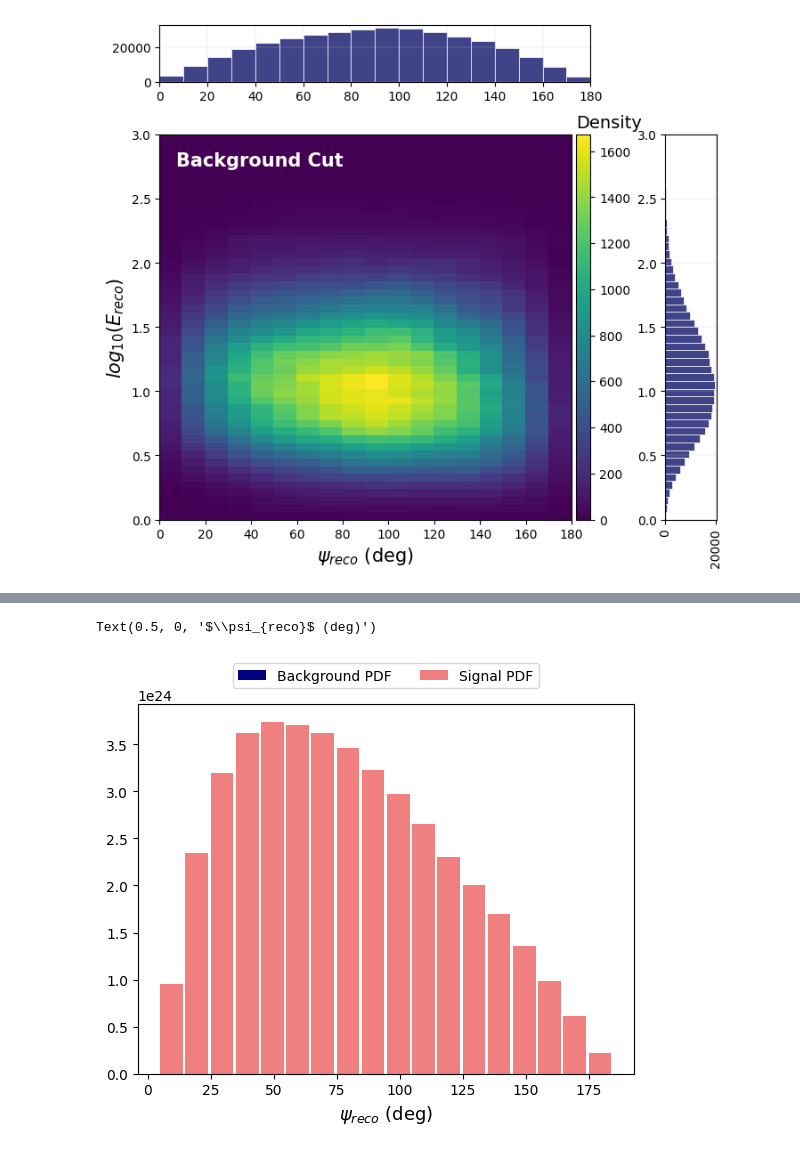
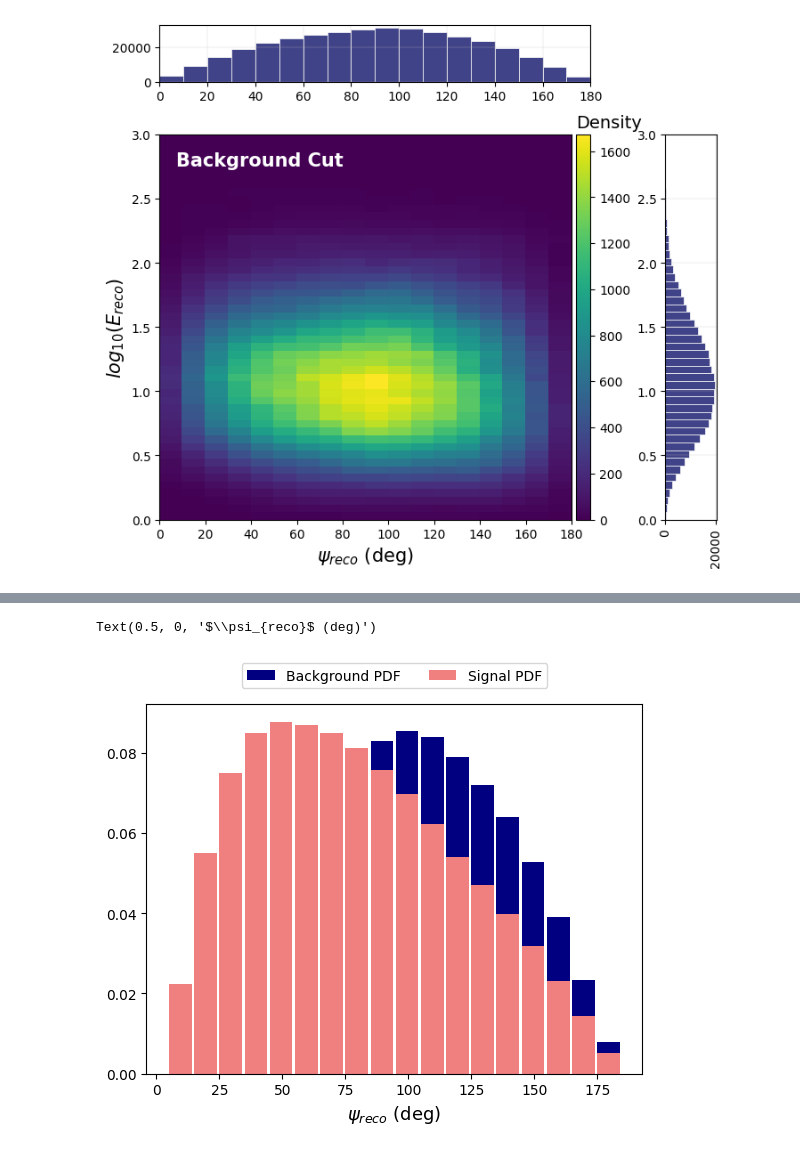
Before and after one commit to danaevld/IceCube, a Jupyter notebook: DisplayPDFs.ipynb, the cells around one changed output, grey strips where cells are left out. Cells and saved outputs as stored; diff of their text form; code cells hidden in the pictures.

```diff
--- a/DisplayPDFs.ipynb
+++ b/DisplayPDFs.ipynb
@@ -52,4 +52,6 @@ plot_projections(Background,(Reco_theta_edges, Reco_mass_edges) ,'$\psi_{reco}$
 [figure]
 # %%
 BackgroundProjTheta, BackgroundProjEnergy = Background.T.sum(axis=0), Background.T.sum(axis=1)
+# %%
+BackgroundProjThetaNorm, BackgroundProjEnergyNorm = BackgroundNorm.T.sum(axis=0), BackgroundNorm.T.sum(axis=1)
 # %%
@@ -63,8 +65,8 @@ Text(0.5, 0, '$log_{10}(E_{reco})$')
 # %%
-plt.bar(Theta_reco,BackgroundProjTheta, width=9, align='edge', label='Background PDF', color='navy')
-plt.bar(Theta_reco,RecoRateProjTheta, width=9, align='edge', label='Signal PDF', color='lightcoral')
+plt.bar(Theta_reco,BackgroundProjThetaNorm, width=9, align='edge', label='Background PDF', color='navy')
+plt.bar(Theta_reco,RecoRateProjThetaNorm, width=9, align='edge', label='Signal PDF', color='lightcoral')
 plt.legend(loc='upper center', bbox_to_anchor=(0.5, 1.13), ncols=2, fancybox=True, shadow=False)
 plt.xlabel(r'$\psi_{reco}$ (deg)', fontsize=13)
 # %% [output]
 Text(0.5, 0, '$\\psi_{reco}$ (deg)')
-[figure, old version]
+[figure, new version]
```
Also changed, not shown: parts of 1 cell of this notebook.
